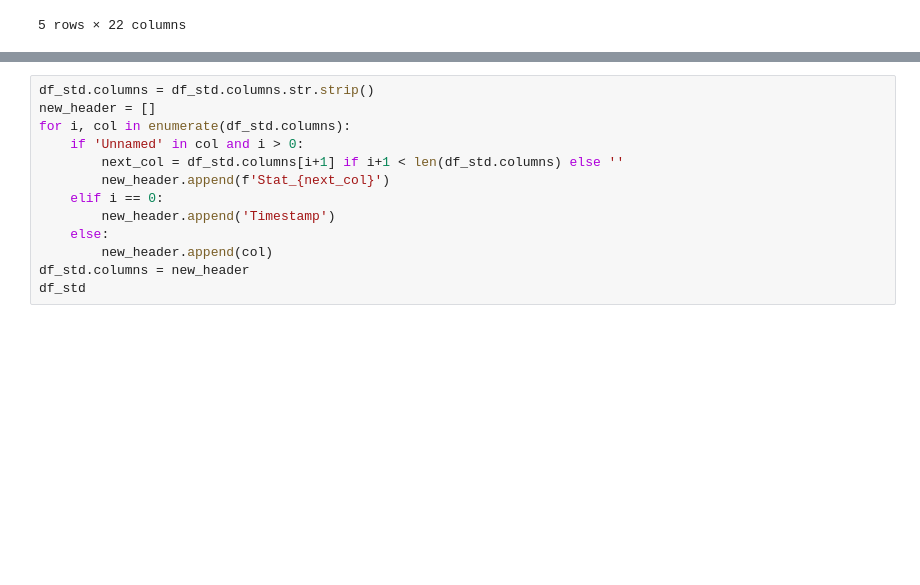
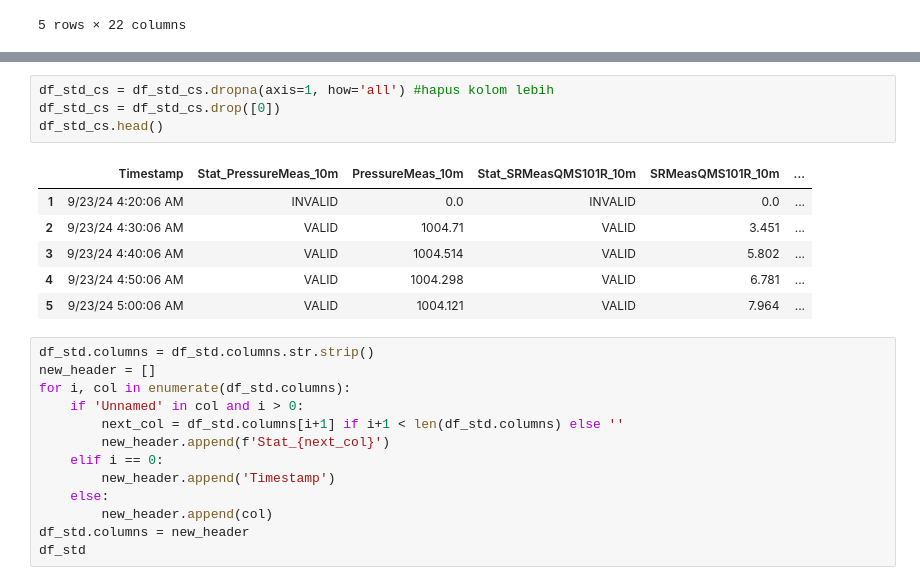
Before and after one commit to HandiSutriyan/CompareDataLapang, a Jupyter notebook: analisis.ipynb, the cells around one changed output, grey strips where cells are left out. Drawn from its saved outputs; the diff is of its cells as text; blank space fills up the shorter version.

```diff
--- a/analisis.ipynb
+++ b/analisis.ipynb
@@ -59,3 +95,14 @@ df_std.head()
+# %%
+df_std_cs = df_std_cs.dropna(axis=1, how='all') #hapus kolom lebih
+df_std_cs = df_std_cs.drop([0])
+df_std_cs.head()
+# %% [output]
+|  | Timestamp | Stat_PressureMeas_10m | PressureMeas_10m | Stat_SRMeasQMS101R_10m | SRMeasQMS101R_10m | ... |
+| 1 | 9/23/24 4:20:06 AM | INVALID | 0.0 | INVALID | 0.0 | ... |
+| 2 | 9/23/24 4:30:06 AM | VALID | 1004.71 | VALID | 3.451 | ... |
+| 3 | 9/23/24 4:40:06 AM | VALID | 1004.514 | VALID | 5.802 | ... |
+| 4 | 9/23/24 4:50:06 AM | VALID | 1004.298 | VALID | 6.781 | ... |
+| 5 | 9/23/24 5:00:06 AM | VALID | 1004.121 | VALID | 7.964 | ... |
 # %%
 df_std.columns = df_std.columns.str.strip()
 new_header = []
```
Also changed, not shown: parts of 3 cells of this notebook, 1 other file.
